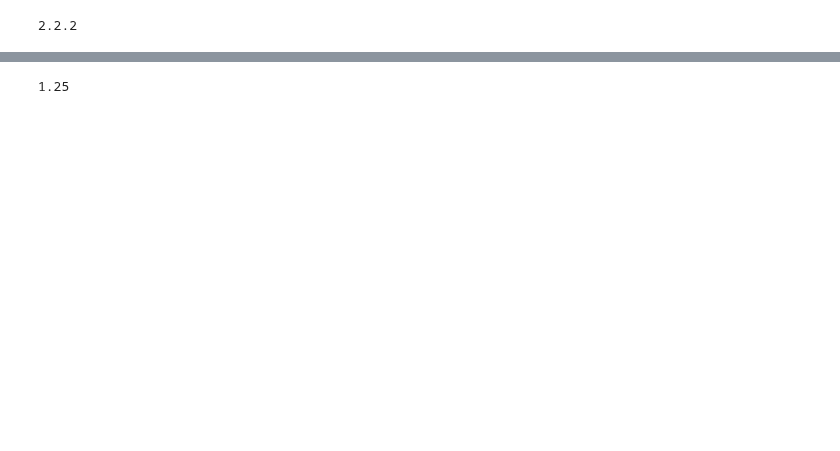
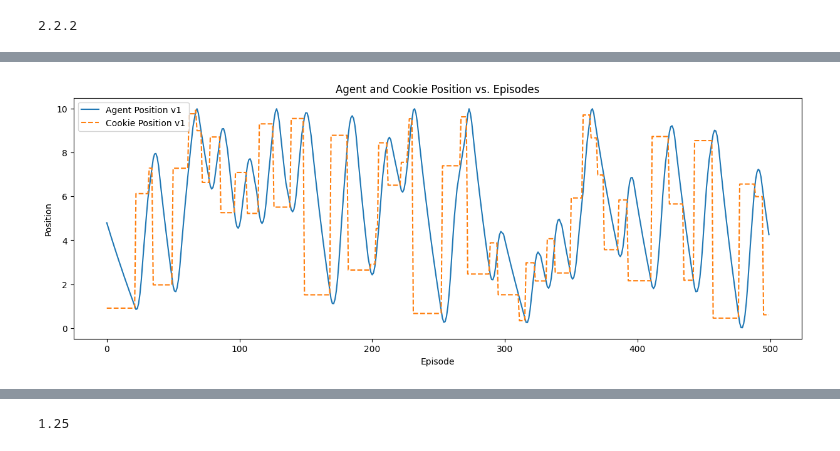
Before and after one commit to saraahmadi3/inf368, a Jupyter notebook: project/task2.ipynb, the cells around one changed output, grey strips where cells are left out. Saved outputs shown, nothing was run; the diff lists cells and outputs as text; code cells hidden in the pictures; blank space fills up the shorter version.

```diff
--- a/project/task2.ipynb
+++ b/project/task2.ipynb
@@ -319,2 +322,13 @@ plt.show()
+# %%
+fig,ax=plt.subplots(figsize=(15,5))
+ax.plot(agent_poss[0], label='Agent Position v1')
+ax.plot(cookie_poss[0], label='Cookie Position v1',linestyle='dashed')
+ax.set_xlabel('Episode')
+ax.set_ylabel('Position')
+plt.title('Agent and Cookie Position vs. Episodes')
+plt.legend()
+plt.show()
+# %% [output]
+[figure, added]
 # %%
 env=gym.make('cookiedisaster-v1',config={"img": "cake","width" : 100, "lifetime":8, "friction": lambda vel: - abs(vel)*vel * 0.1},render_mode='human')
```
Also changed, not shown: parts of 11 cells of this notebook, 3 other files.
